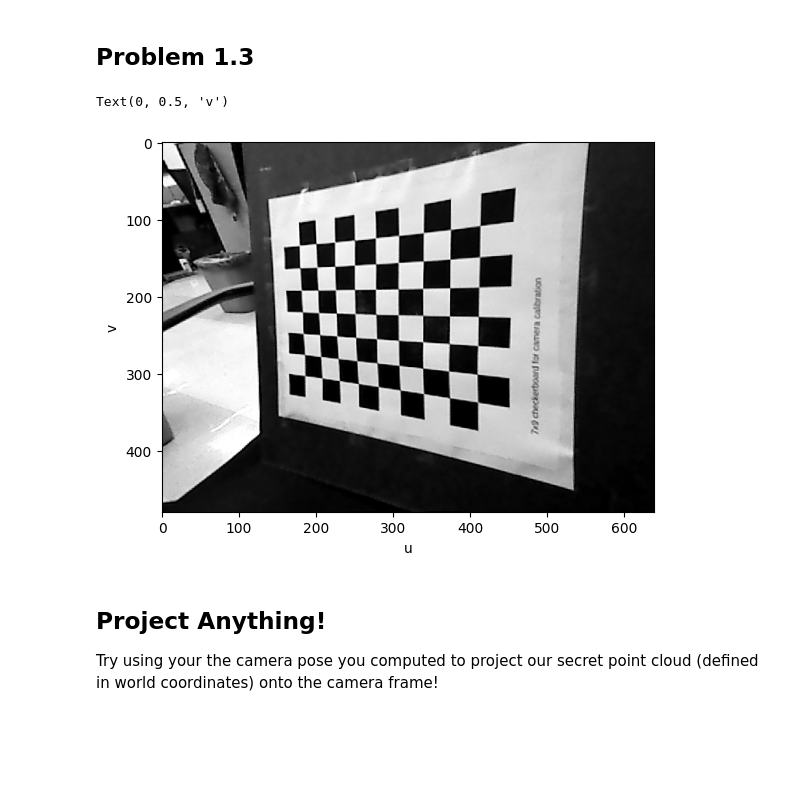
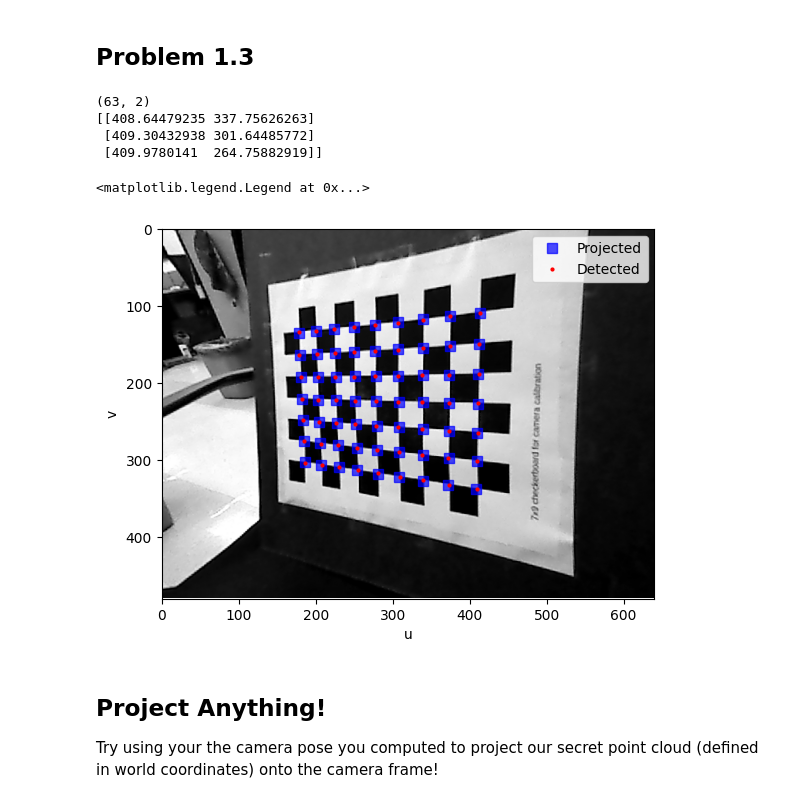
Before and after one commit to kleitherer/opencv-localization-filters, a Jupyter notebook: p1_extrinsics.ipynb, the cells around one changed output. Drawn from its saved outputs; the diff is of its cells as text; code cells hidden in the pictures; blank space fills up the shorter version.

Commit message:
finished part 1 and projected global coordinates of checkerboard back onto image

```diff
--- a/p1_extrinsics.ipynb
+++ b/p1_extrinsics.ipynb
@@ -154,36 +182,63 @@ def transform_world_to_camera(K, R, t, world_coords):
     """
     # --------- YOUR CODE STARTS HERE ---------------
     # Transform world coordinates to camera coordinates
     # P_camera = R @ P_world + t
     # world_coords is (N, 3), so transpose to (3, N) for matrix multiplication
     camera_coords = (R @ world_coords.T).T + t
 
+    # Project to image plane using camera intrinsics
+    # uv_homogeneous = K @ camera_coords^T
     uv_homogeneous = (K @ camera_coords.T).T
 
+    # Normalize by dividing by Z (the third column) to get pixel coordinates
+    # This is essential - without it, you get homogeneous coordinates (u*w, v*w, w) instead of (u, v)
     uv = uv_homogeneous[:, :2] / uv_homogeneous[:, 2:3]
+    # --------- YOUR CODE ENDS HERE -----------------
 
-    # --------- YOUR CODE ENDS HERE -----------------
     return uv
 
 ax = plt.subplot()
 ax.imshow(image, cmap="gray")
 ax.set_xlabel("u")
 ax.set_ylabel("v")
 
 # 2) Project the global coordinates of the corners that you calculated
 #       earlier back onto the image using transform_world_to_camera.
 #    Hint: The input world_coords should have shape (63, 3)
 #    Hint: Use the Xs and Ys you got earlier and set Zs = 0.
 #    Hint: You may need to change some of the variable names at the bottom
 #       of this cell to match the names that you used above!
 
 # --------- YOUR CODE STARTS HERE ---------------
 
+world_coords = np.zeros((ncorners_x * ncorners_y, 3))
+world_coords[:, 0] = P[:, 0]  # X coordinates
+world_coords[:, 1] = P[:, 1]  # Y coordinates
+world_coords[:, 2] = 0         # Z = 0 (checkerboard plane)
+
+# Project to image plane using R and t
+uv = transform_world_to_camera(K, R, t, world_coords)
+print(uv.shape)
+#print first 3 points of uv, should it match the corners?
+print(uv[:3])
+
+
+# Plot the projected points (blue) and detected corners (red) for comparison
+ax.plot(uv[:, 0], uv[:, 1], 'bs', markersize=7, label='Projected', alpha=0.7)
+ax.plot(corners.reshape(-1, 2)[:,0], corners.reshape(-1, 2)[:,1], 'ro', markersize=2, label='Detected')
+ax.set_xlim(0, image.shape[1])  # Set x-axis limits to image width
+ax.set_ylim(image.shape[0], 0)  # Set y-axis limits (reversed because image y increases downward)
+ax.legend()
+
 
 # --------- YOUR CODE ENDS HERE -----------------
 # %% [output]
-Text(0, 0.5, 'v')
+(63, 2)
+[[408.64479235 337.75626263]
+ [409.30432938 301.64485772]
+ [409.9780141  264.75882919]]
+<matplotlib.legend.Legend at 0x...>
-[figure, old version]
+[figure, new version]
 # %% [markdown]
 ## Project Anything!
 Try using your the camera pose you computed to project our secret point cloud (defined in world coordinates) onto the camera frame!
```
Also changed, not shown: parts of 2 cells of this notebook.
